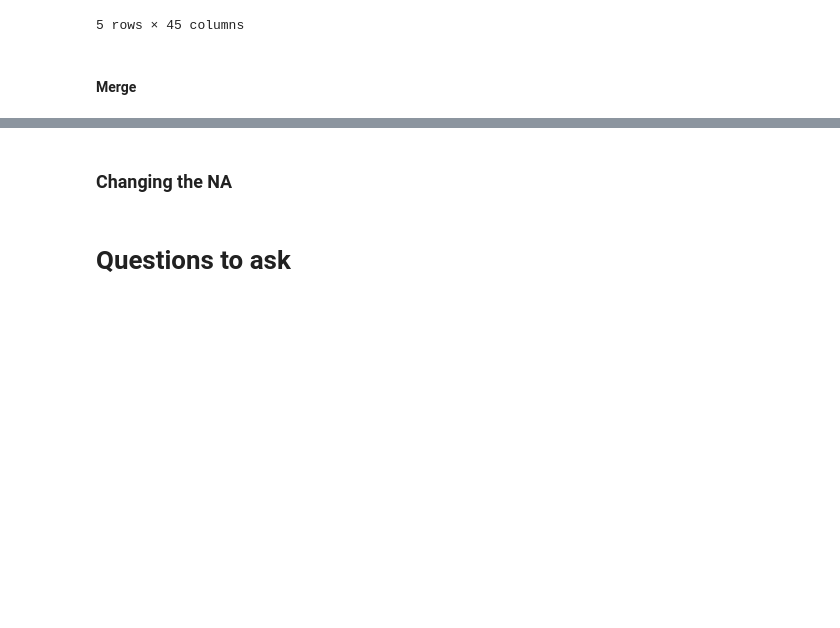
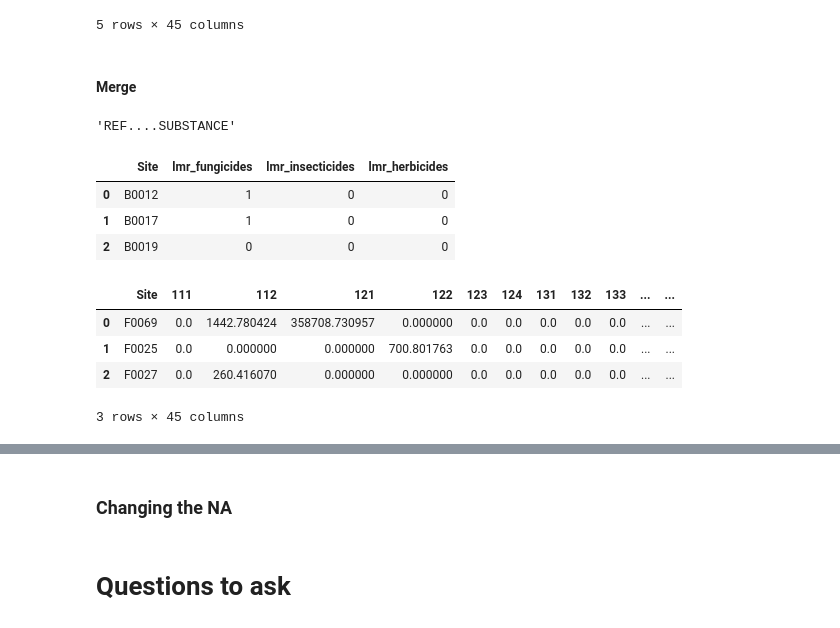
Before and after one commit to Demesmaeker/beeOdiversity, a Jupyter notebook: 01_preprocessing.ipynb, the cells around one changed output, grey strips where cells are left out. Saved outputs shown, nothing was run; the diff lists cells and outputs as text; code cells hidden in the pictures; blank space fills up the shorter version.

```diff
--- a/01_preprocessing.ipynb
+++ b/01_preprocessing.ipynb
@@ -524,3 +523,7 @@ by_sites_df.sample(5)
 5 rows × 45 columns
 # %% [markdown]
 #### Merge
+# %%
+group_pesti_df.index.name
+# %% [output]
+'REF....SUBSTANCE'
@@ -526,0 +534,15 @@ by_sites_df.sample(5)
+# %%
+group_pesti_df.head(3)
+# %% [output]
+|  | Site | lmr_fungicides | lmr_insecticides | lmr_herbicides |
+| 0 | B0012 | 1 | 0 | 0 |
+| 1 | B0017 | 1 | 0 | 0 |
+| 2 | B0019 | 0 | 0 | 0 |
+# %%
+by_sites_df.head(3)
+# %% [output]
+|  | Site | 111 | 112 | 121 | 122 | 123 | 124 | 131 | 132 | 133 | ... | ... |
+| 0 | F0069 | 0.0 | 1442.780424 | 358708.730957 | 0.000000 | 0.0 | 0.0 | 0.0 | 0.0 | 0.0 | ... | ... |
+| 1 | F0025 | 0.0 | 0.000000 | 0.000000 | 700.801763 | 0.0 | 0.0 | 0.0 | 0.0 | 0.0 | ... | ... |
+| 2 | F0027 | 0.0 | 260.416070 | 0.000000 | 0.000000 | 0.0 | 0.0 | 0.0 | 0.0 | 0.0 | ... | ... |
+3 rows × 45 columns
```
Also changed, not shown: parts of 15 cells of this notebook, 2 other files.
